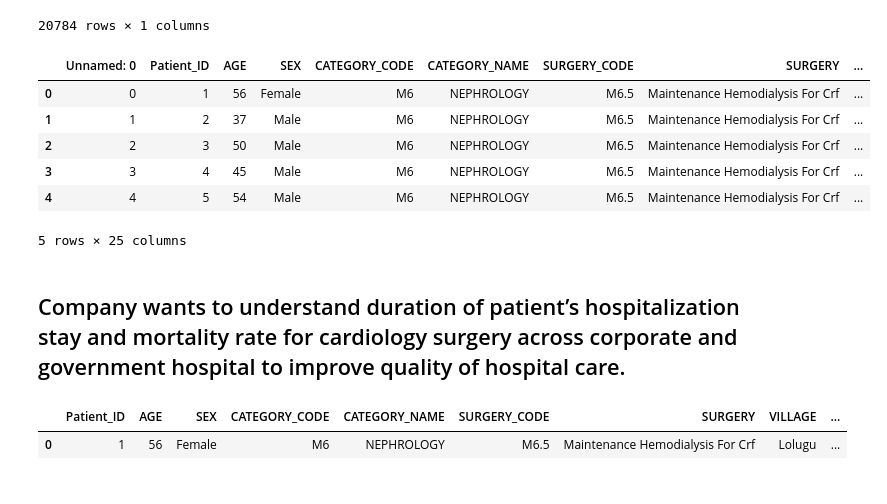
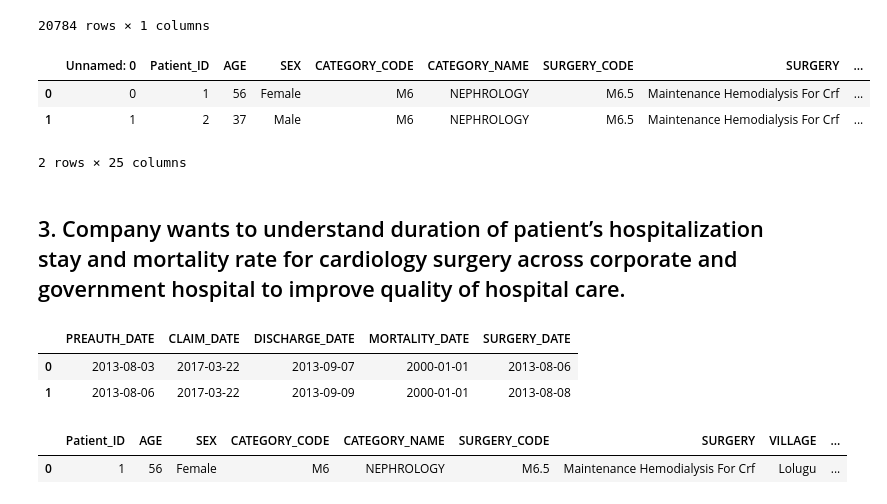
Before and after one commit to iamkamleshrangi/assignment_medical, a Jupyter notebook: notebook/submit_assignment.ipynb, the cells around one changed output. Cells and saved outputs as stored; diff of their text form; code cells hidden in the pictures.

```diff
--- a/notebook/submit_assignment.ipynb
+++ b/notebook/submit_assignment.ipynb
@@ -223,12 +218,9 @@ mdf.groupby(['DISTRICT_NAME', 'HOSP_NAME', 'SURGERY','SEX']).agg(Mortality=('per
 |  | swarup eye hospital and laser center | Rectus Muscle Surgery(TwoThree) | Male | 0.0 |
 20784 rows × 1 columns
 # %%
-mdf.head()
+mdf.head(2)
 # %% [output]
 |  | Unnamed: 0 | Patient_ID | AGE | SEX | CATEGORY_CODE | CATEGORY_NAME | SURGERY_CODE | SURGERY | ... |
 | 0 | 0 | 1 | 56 | Female | M6 | NEPHROLOGY | M6.5 | Maintenance Hemodialysis For Crf | ... |
 | 1 | 1 | 2 | 37 | Male | M6 | NEPHROLOGY | M6.5 | Maintenance Hemodialysis For Crf | ... |
-| 2 | 2 | 3 | 50 | Male | M6 | NEPHROLOGY | M6.5 | Maintenance Hemodialysis For Crf | ... |
-| 3 | 3 | 4 | 45 | Male | M6 | NEPHROLOGY | M6.5 | Maintenance Hemodialysis For Crf | ... |
-| 4 | 4 | 5 | 54 | Male | M6 | NEPHROLOGY | M6.5 | Maintenance Hemodialysis For Crf | ... |
-5 rows × 25 columns
+2 rows × 25 columns
@@ -235,5 +229,5 @@ mdf.head()
 # %% [markdown]
-## Company wants to understand duration of patient’s hospitalization stay and mortality rate for cardiology surgery across corporate and government hospital to improve quality of hospital care.
+## 3. Company wants to understand duration of patient’s hospitalization stay and mortality rate for cardiology surgery across corporate and government hospital to improve quality of hospital care.
 # %%
 from copy import deepcopy
 
@@ -248,6 +240,12 @@ ddf['DISCHARGE_DATE'] = pd.to_datetime(ddf['DISCHARGE_DATE'],format='%Y-%m-%d')
 ddf['SURGERY_DATE'] = pd.to_datetime(ddf['SURGERY_DATE'],format='%Y-%m-%d')
 ddf['MORTALITY_DATE'] = pd.to_datetime(ddf['MORTALITY_DATE'],format='%Y-%m-%d')
 ddf = ddf.loc[:, ~ddf.columns.str.contains('^Unnamed')]
+# %%
+df[['PREAUTH_DATE','CLAIM_DATE','DISCHARGE_DATE','MORTALITY_DATE','SURGERY_DATE']].head(2)
+# %% [output]
+|  | PREAUTH_DATE | CLAIM_DATE | DISCHARGE_DATE | MORTALITY_DATE | SURGERY_DATE |
+| 0 | 2013-08-03 | 2017-03-22 | 2013-09-07 | 2000-01-01 | 2013-08-06 |
+| 1 | 2013-08-06 | 2017-03-22 | 2013-09-09 | 2000-01-01 | 2013-08-08 |
 # %%
 ddf.head(1)
 # %% [output]
```
Also changed, not shown: parts of 28 cells of this notebook, 9 other files.
